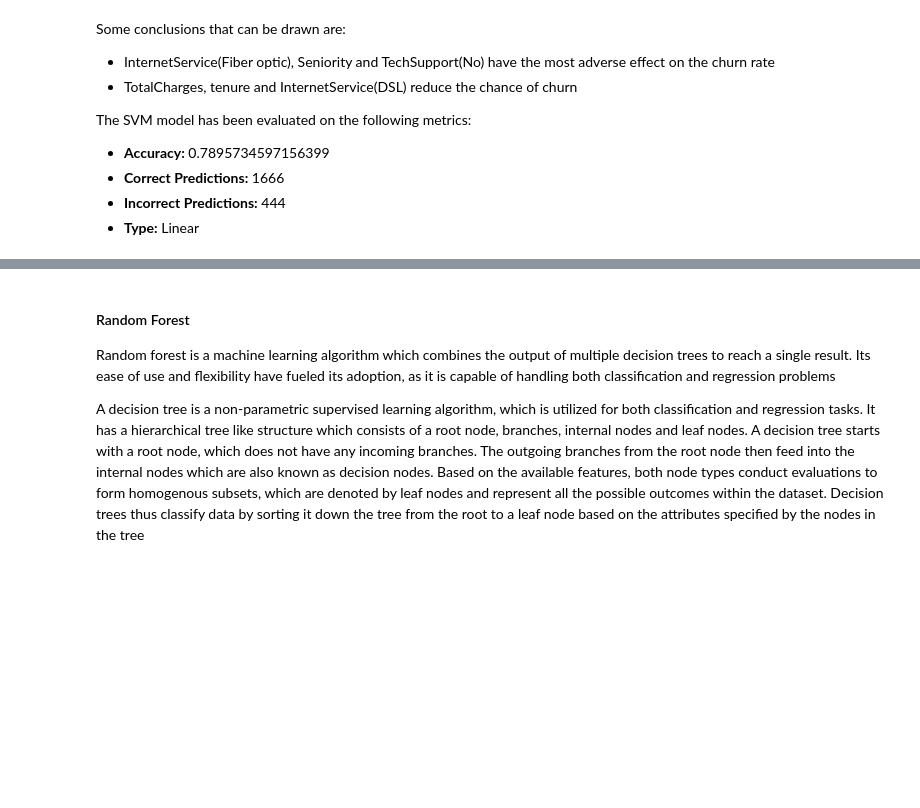
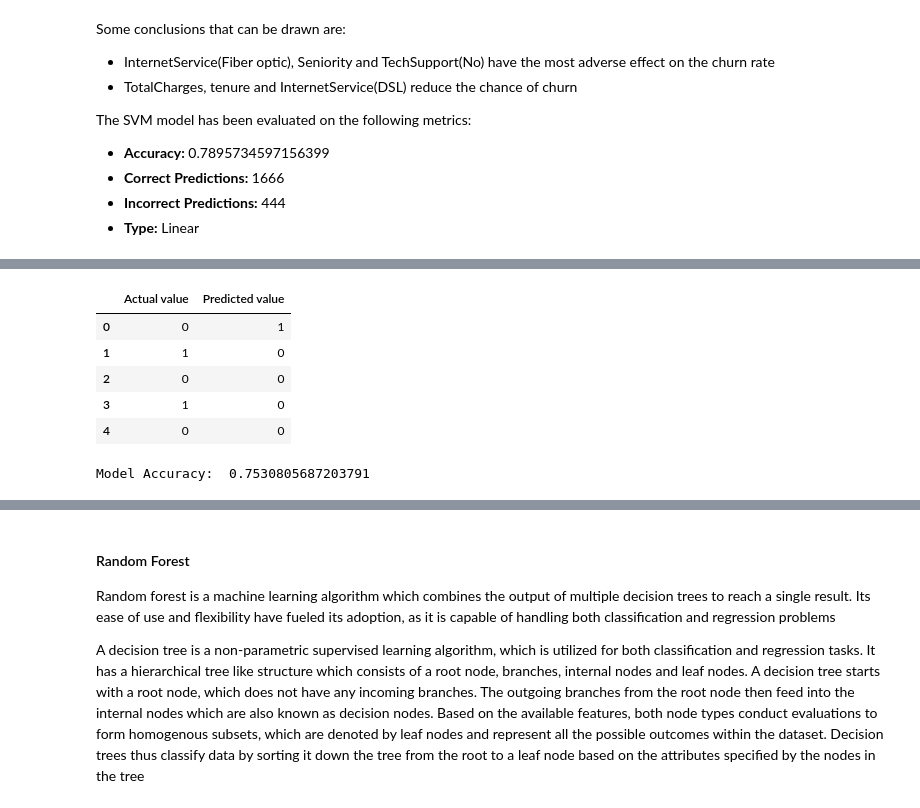
Before and after one commit to HarshTanwar001/Churn-Analysis, a Jupyter notebook: Churn_Analysis.ipynb, the cells around one changed output, grey strips where cells are left out. Cells and saved outputs as stored; diff of their text form; code cells hidden in the pictures; blank space fills up the shorter version.

```diff
--- a/Churn_Analysis.ipynb
+++ b/Churn_Analysis.ipynb
@@ -641,0 +658,25 @@ The SVM model has been evaluated on the following metrics:
+# %%
+x_train, x_test, y_train, y_test = train_test_split(x, y, test_size=0.3, random_state=100)
+
+# Fitting the KNN model
+knn = KNeighborsClassifier()
+knn.fit(x_train, y_train)
+
+# Making predictions on test set
+y_pred = knn.predict(x_test)
+
+# Actual value VS Predicted value
+knn_diff = pd.DataFrame({'Actual value': y_test, 'Predicted value': y_pred})
+knn_diff.head()
+# %% [output]
+|  | Actual value | Predicted value |
+| 0 | 0 | 1 |
+| 1 | 1 | 0 |
+| 2 | 0 | 0 |
+| 3 | 1 | 0 |
+| 4 | 0 | 0 |
+# %%
+# Model Accuracy
+print('Model Accuracy: ', metrics.accuracy_score(y_test, y_pred))
+# %% [output]
+Model Accuracy:  0.7530805687203791
```
Also changed, not shown: parts of 35 cells of this notebook.
